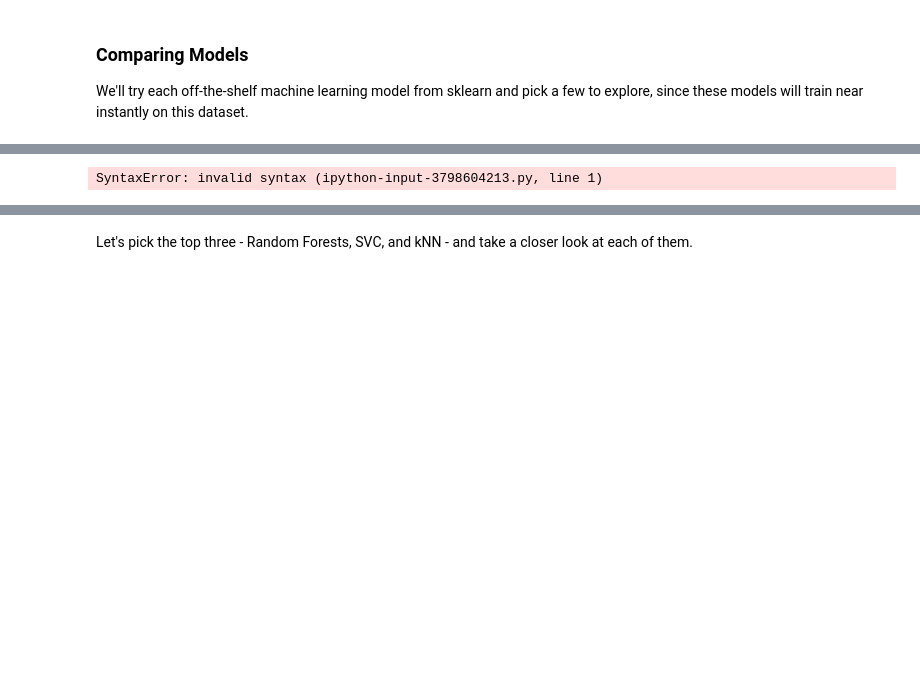
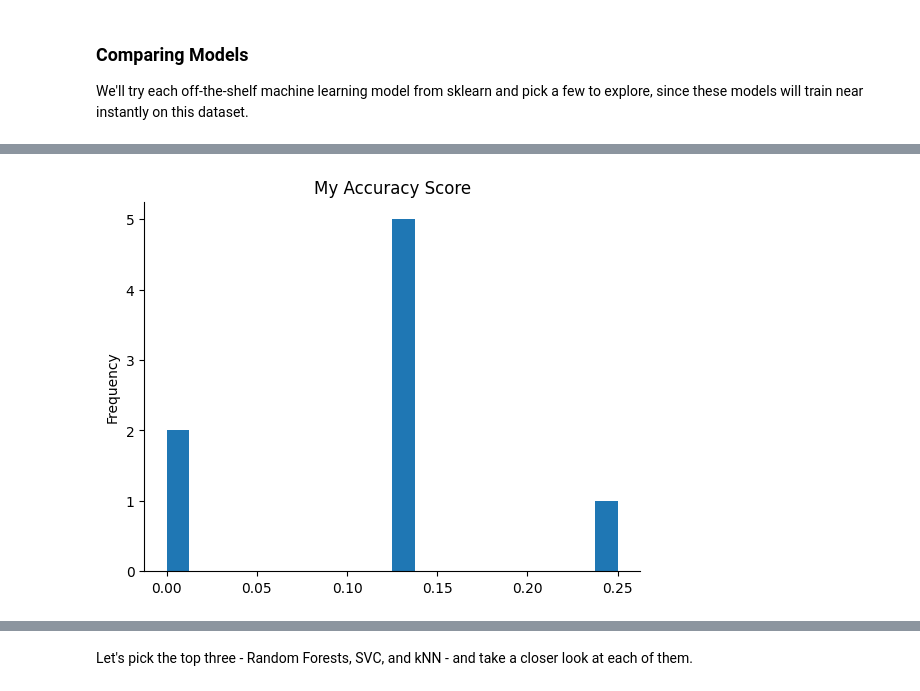
Before and after one commit to Jintao76/Week3-ClassicML, a Jupyter notebook: Week_3_MachineLearning.ipynb, the cells around one changed output, grey strips where cells are left out. Cells and saved outputs as stored; diff of their text form; code cells hidden in the pictures; blank space fills up the shorter version.

```diff
--- a/Week_3_MachineLearning.ipynb
+++ b/Week_3_MachineLearning.ipynb
@@ -504,4 +553,6 @@ scores_df.sort_values(by='Accuracy Score',axis=0,ascending=False)
-# %%
-add another column with test result on my 8 input voice
-# %% [output]
-SyntaxError: invalid syntax (ipython-input-3798604213.py, line 1)
+# %%
+from matplotlib import pyplot as plt
+_df_1['My Accuracy Score'].plot(kind='hist', bins=20, title='My Accuracy Score')
+plt.gca().spines[['top', 'right',]].set_visible(False)
+# %% [output]
+[figure, added]
```
Also changed, not shown: parts of 2 cells of this notebook.
